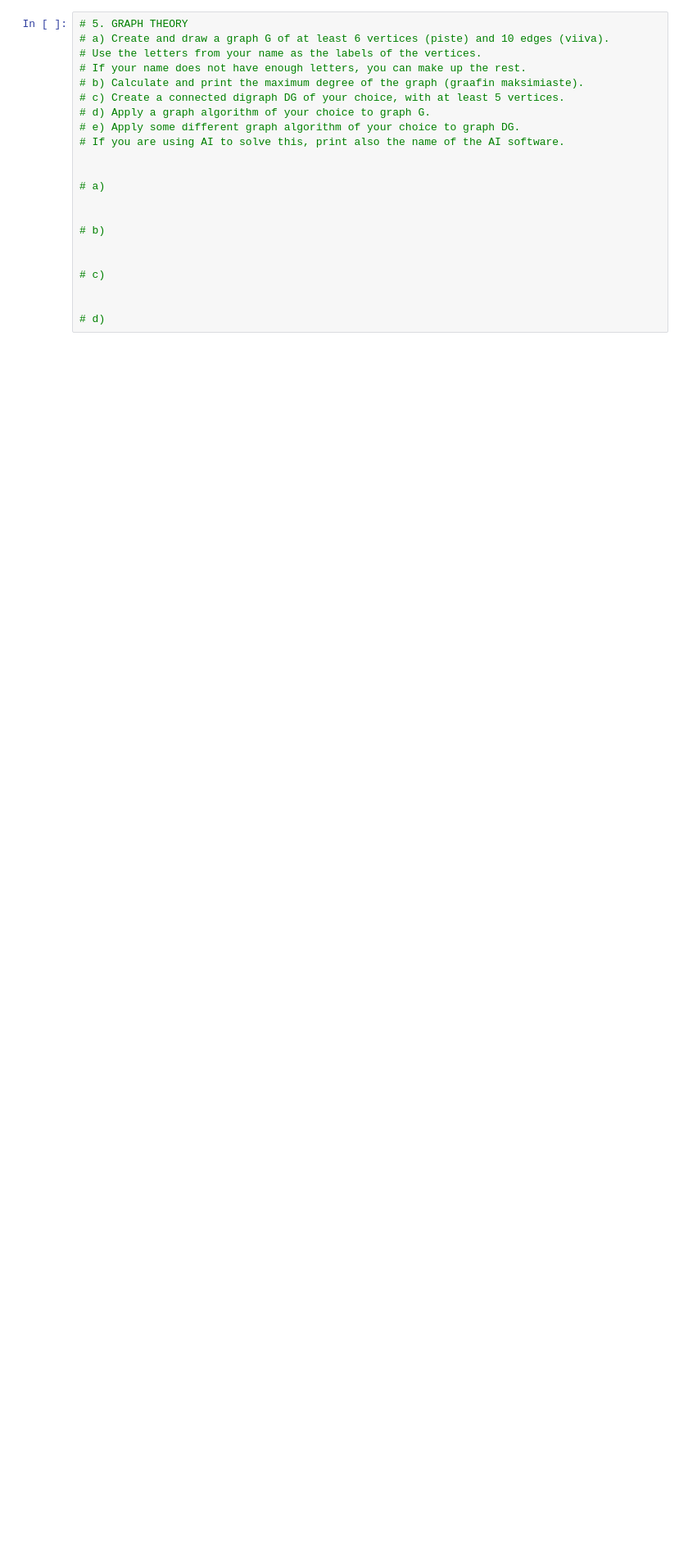
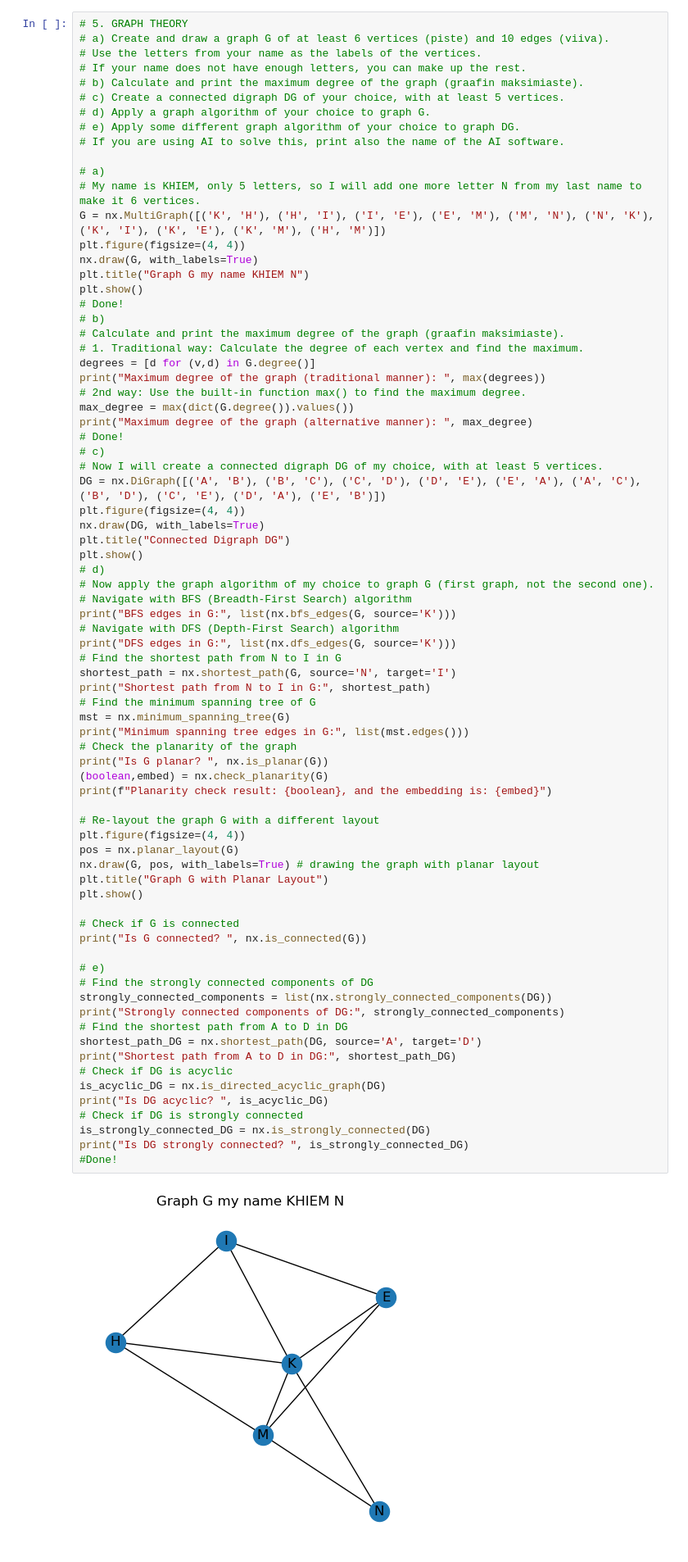
Before and after one commit to khiem-nguyen-ict/applied-mathematics, a Jupyter notebook: Exercises.ipynb, the cells around one changed output. Shown at 82% size. Saved outputs shown, nothing was run; the diff lists cells and outputs as text; blank space fills up the shorter version.

```diff
--- a/Exercises.ipynb
+++ b/Exercises.ipynb
@@ -239,22 +239,78 @@ Member a_fibonaci of Fibonacci recurrence relation, where n is my age 43: 433494
 # %%
 # 5. GRAPH THEORY
 # a) Create and draw a graph G of at least 6 vertices (piste) and 10 edges (viiva).
 # Use the letters from your name as the labels of the vertices.
 # If your name does not have enough letters, you can make up the rest.
 # b) Calculate and print the maximum degree of the graph (graafin maksimiaste).
 # c) Create a connected digraph DG of your choice, with at least 5 vertices.
 # d) Apply a graph algorithm of your choice to graph G.
 # e) Apply some different graph algorithm of your choice to graph DG.
 # If you are using AI to solve this, print also the name of the AI software.
 
+# a)
+# My name is KHIEM, only 5 letters, so I will add one more letter N from my last name to make it 6 vertices.
+G = nx.MultiGraph([('K', 'H'), ('H', 'I'), ('I', 'E'), ('E', 'M'), ('M', 'N'), ('N', 'K'), ('K', 'I'), ('K', 'E'), ('K', 'M'), ('H', 'M')])
+plt.figure(figsize=(4, 4))
+nx.draw(G, with_labels=True)
+plt.title("Graph G my name KHIEM N")
+plt.show()
+# Done!
+# b)
+# Calculate and print the maximum degree of the graph (graafin maksimiaste).
+# 1. Traditional way: Calculate the degree of each vertex and find the maximum.
+degrees = [d for (v,d) in G.degree()]
+print("Maximum degree of the graph (traditional manner): ", max(degrees))
+# 2nd way: Use the built-in function max() to find the maximum degree.
+max_degree = max(dict(G.degree()).values())
+print("Maximum degree of the graph (alternative manner): ", max_degree)
+# Done!
+# c)
+# Now I will create a connected digraph DG of my choice, with at least 5 vertices.
+DG = nx.DiGraph([('A', 'B'), ('B', 'C'), ('C', 'D'), ('D', 'E'), ('E', 'A'), ('A', 'C'), ('B', 'D'), ('C', 'E'), ('D', 'A'), ('E', 'B')])
+plt.figure(figsize=(4, 4))
+nx.draw(DG, with_labels=True)
+plt.title("Connected Digraph DG")
+plt.show()
+# d)
+# Now apply the graph algorithm of my choice to graph G (first graph, not the second one).
+# Navigate with BFS (Breadth-First Search) algorithm
+print("BFS edges in G:", list(nx.bfs_edges(G, source='K')))
+# Navigate with DFS (Depth-First Search) algorithm
+print("DFS edges in G:", list(nx.dfs_edges(G, source='K')))
+# Find the shortest path from N to I in G
+shortest_path = nx.shortest_path(G, source='N', target='I')
+print("Shortest path from N to I in G:", shortest_path)
+# Find the minimum spanning tree of G
+mst = nx.minimum_spanning_tree(G)
+print("Minimum spanning tree edges in G:", list(mst.edges()))
+# Check the planarity of the graph
+print("Is G planar? ", nx.is_planar(G))
+(boolean,embed) = nx.check_planarity(G)
+print(f"Planarity check result: {boolean}, and the embedding is: {embed}")
 
-# a)
+# Re-layout the graph G with a different layout
+plt.figure(figsize=(4, 4))
+pos = nx.planar_layout(G)
+nx.draw(G, pos, with_labels=True) # drawing the graph with planar layout
+plt.title("Graph G with Planar Layout")
+plt.show()
 
+# Check if G is connected
+print("Is G connected? ", nx.is_connected(G))
 
-# b)
-
-
-# c)
-
-
-# d)
+# e)
+# Find the strongly connected components of DG
+strongly_connected_components = list(nx.strongly_connected_components(DG))
+print("Strongly connected components of DG:", strongly_connected_components)
+# Find the shortest path from A to D in DG
+shortest_path_DG = nx.shortest_path(DG, source='A', target='D')
+print("Shortest path from A to D in DG:", shortest_path_DG)
+# Check if DG is acyclic
+is_acyclic_DG = nx.is_directed_acyclic_graph(DG)
+print("Is DG acyclic? ", is_acyclic_DG)
+# Check if DG is strongly connected
+is_strongly_connected_DG = nx.is_strongly_connected(DG)
+print("Is DG strongly connected? ", is_strongly_connected_DG)
+#Done!
+# %% [output]
+[figure, added]
```
Also changed, not shown: parts of 1 cell of this notebook, 1 other file.
